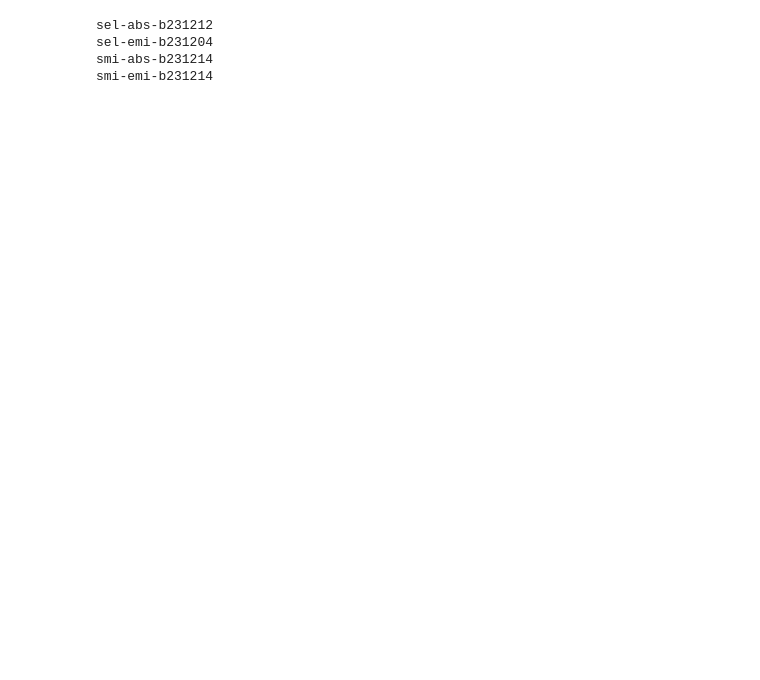
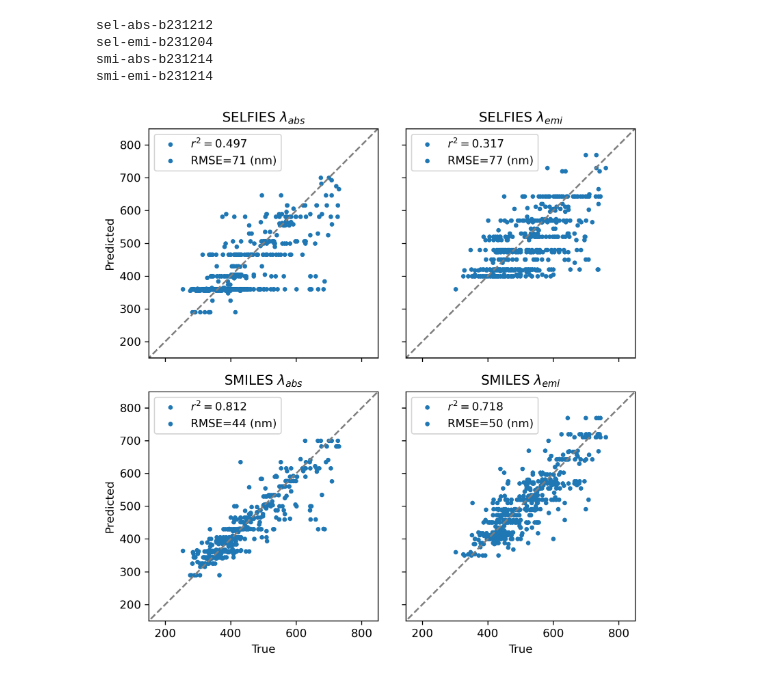
Before and after one commit to azadoks/ai_for_chemistry, a Jupyter notebook: notebooks/gptchem_regression_analysis.ipynb, the cells around one changed output. Cells and saved outputs as stored; diff of their text form; code cells hidden in the pictures; blank space fills up the shorter version.

```diff
--- a/notebooks/gptchem_regression_analysis.ipynb
+++ b/notebooks/gptchem_regression_analysis.ipynb
@@ -98,21 +97,3 @@ sel-abs-b231212
 sel-emi-b231204
 smi-abs-b231214
 smi-emi-b231214
-# %%
-y = []
-yhat = []
-for (i, row) in validate_df.iloc[:500].iterrows():
-    messages, expected = get_validate_converation(row, property_name, representation)
-    response = client.chat.completions.create(
-        model=fine_tuned_model_id,
-        messages=messages['messages'],
-        temperature=0,
-        max_tokens=12
-    )
-    content = response.choices[0].message.content
-    print(expected, content)
-    y.append(int(expected.strip().split()[0]))
-    yhat.append(int(content.strip().split()[0]))
-
-with open('smi-emis-gpt-3.5-turbo-0125-5k.json', 'w') as f:
-    json.dump({'y': y, 'yhat': yhat}, f)
@@ -136,0 +100,33 @@ fig.savefig('smi-emis-gpt-3.5-turbo-0125-5k.png')
+# %%
+import matplotlib.pyplot as plt
+fig, axes = plt.subplots(2, 2, sharex=True, sharey=True, figsize=(7,7), dpi=300)
+axes = axes.flatten()
+
+for (i, experiment_name) in enumerate(experiment_names):
+    representation = {'sel': 'SELFIES', 'smi': 'SMILES'}[experiment_name.split('-')[0]]
+    property_name = {'abs': 'absorption', 'emi': 'emission'}[experiment_name.split('-')[1]][:3]
+
+    with open(f'../data/{experiment_name}/results.json', 'r') as f:
+        experiment_results = json.load(f)
+
+    r2 = skm.r2_score(experiment_results['y'], experiment_results['yhat'])
+    rmse = skm.mean_squared_error(experiment_results['y'], experiment_results['yhat'], squared=False)
+
+    axes[i].scatter(experiment_results['y'], experiment_results['yhat'], c='tab:blue', marker='.', label='$r^2=$' + f'{r2:.3f}')
+    axes[i].scatter([0], [0], c='tab:blue', marker='.', label=f'RMSE={rmse:.0f} (nm)')
+    axes[i].plot([-1000, 1000], [-1000, 1000], c='tab:gray', linestyle='--')
+    axes[i].set_aspect('equal')
+    axes[i].set_xlim(150, 850)
+    axes[i].set_ylim(150, 850)
+    if i % 2 == 0:
+        axes[i].set_ylabel('Predicted')
+    if i > 1:
+        axes[i].set_xlabel('True')
+    axes[i].set_title(f'{representation} ' + f'$\lambda_{{{property_name}}}$')
+    axes[i].legend()
+
+fig.tight_layout()
+
+fig.savefig('../plots/babbage_results.png')
+# %% [output]
+[figure, added]
```
Also changed, not shown: parts of 5 cells of this notebook, 17 other files.
